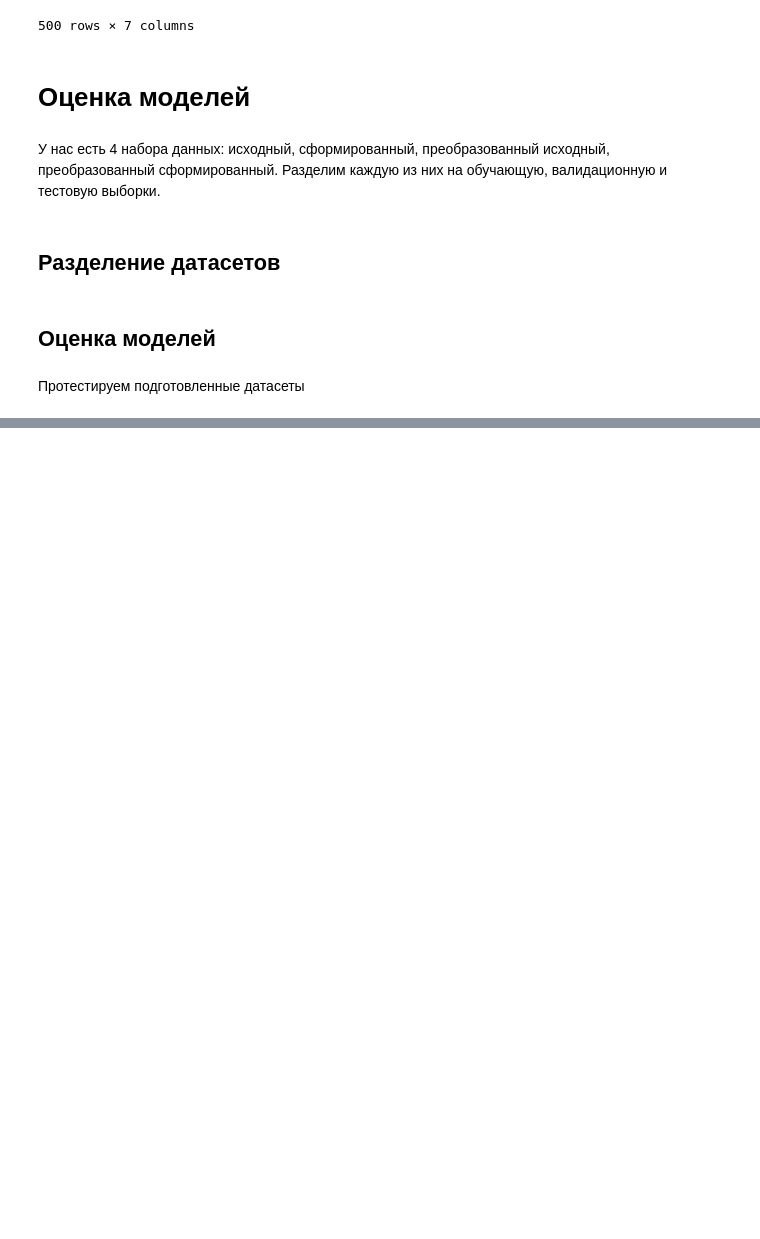
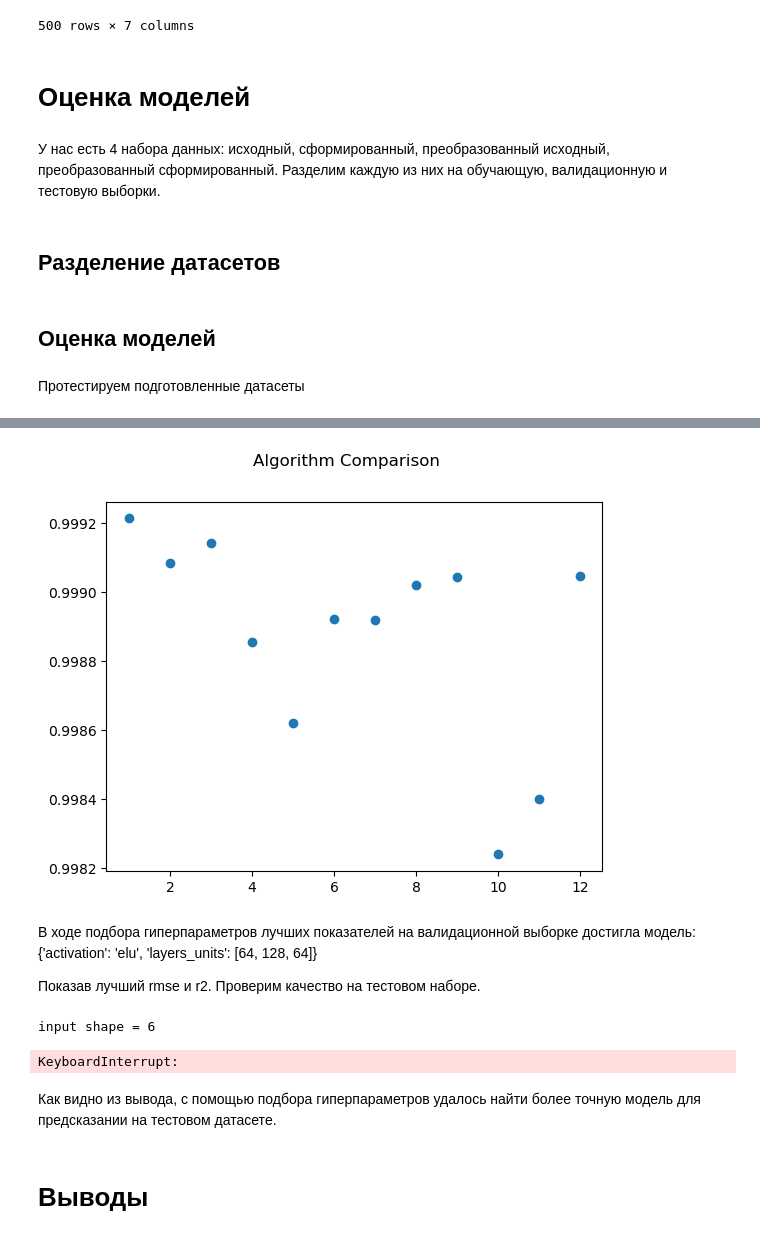
Before and after one commit to maxi7665/IAD, a Jupyter notebook: lab1/lab1.ipynb, the cells around one changed output, grey strips where cells are left out. Cells and saved outputs as stored; diff of their text form; code cells hidden in the pictures; blank space fills up the shorter version.

```diff
--- a/lab1/lab1.ipynb
+++ b/lab1/lab1.ipynb
@@ -470,0 +944,74 @@ def test_model(ds_data):
+# %%
+plt.plot(names, r2_list, 'o')
+plt.suptitle("Algorithm Comparison")
+plt.show()
+# %% [output]
+[figure, added]
+# %% [markdown]
+В ходе подбора гиперпараметров лучших показателей на валидационной выборке достигла модель:
+{'activation': 'elu', 'layers_units': [64, 128, 64]}
+
+Показав лучший rmse и r2. Проверим качество на тестовом наборе.
+# %%
+def test_dense_model_test_grid(ds_data, scaler:MinMaxScaler=None):
+    """Протестировать полносвязную нейросетевую регрессионную модель тестовой выборкой"""
+    (x_tr, y_tr, x_val, y_val, x_test, y_test) = ds_data
+
+    active1 = 'elu'
+    active2 = 'linear'
+
+    # собираем слои сети
+    model = models.Sequential()
+    print(f"input shape = {x_tr.shape[1]}")
+    model.add(Input((x_tr.shape[1],)))
+    model.add(layers.Dense(64, activation=active1))
+    model.add(layers.Dense(128, activation=active1))
+    model.add(layers.Dense(64, activation=active1))
+    # выходной слой - линейная функция активации, чтобы получить предсказание
+    model.add(layers.Dense(1, activation=active2))
+
+    # собираем модель
+    model.compile(
+        optimizer='adam',
+        loss='mse',
+        metrics=[metrics.RootMeanSquaredError()])
+
+    callbacks = [
+        # остановка обучения при отсутствии прогресса по СКО потерь
+        keras.callbacks.EarlyStopping(
+            monitor="val_root_mean_squared_error",
+            patience=25
+        ),
+        # уменьшение скорости обучения при отсутствии прогресса
+        keras.callbacks.ReduceLROnPlateau(
+            monitor="val_loss",
+            factor=0.25,
+            patience=20
+        )
+    ]
+
+    # обучаем модель
+    m = model.fit(x_tr, y_tr, validation_data=(x_val, y_val), callbacks=callbacks, epochs=250, batch_size=16, verbose=0)
+
+    y_test_pred = model.predict(x_test, verbose=0)
+
+    if (scaler != None):
+        # масштабируем цель для сравнения метрик с немасштабированными датасетами
+        y_test_pred = unscale_target(x_test, y_test_pred, scaler)
+        y_test = unscale_target(x_test, y_test, scaler)
+
+    rmse = np.sqrt(mean_squared_error(y_test, y_test_pred))
+    r2 = r2_score(y_test, y_test_pred)
+    print(f"test rmse={rmse}")
+    print(f"test r2={r2}")
+
+    return rmse, r2
+
+test_dense_model_test_grid(ds_copy_transformed_data, scaler2)
+# %% [output]
+input shape = 6
+KeyboardInterrupt:
+# %% [markdown]
+Как видно из вывода, с помощью подбора гиперпараметров удалось найти более точную модель для предсказании на тестовом датасете.
+# %% [markdown]
+# Выводы
```
Also changed, not shown: parts of 17 cells of this notebook.
